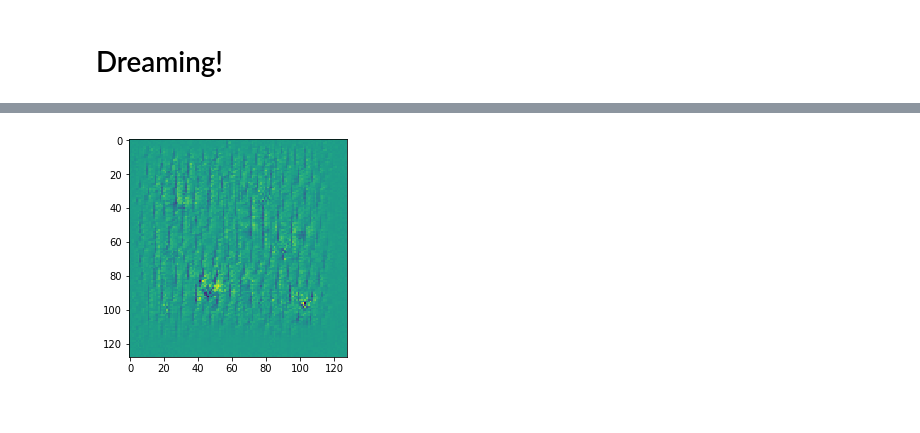
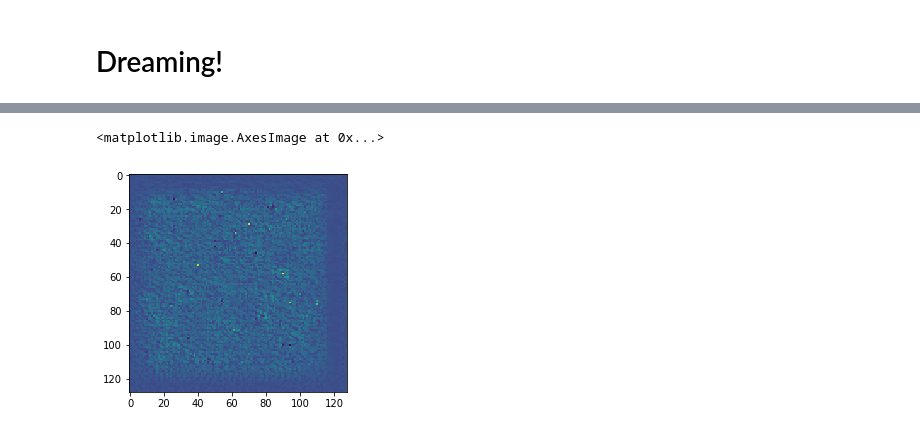
Before and after one commit to aweas/deep_dreaming_dogs, a Jupyter notebook: deep_dreamer.ipynb, the cells around one changed output, grey strips where cells are left out. Drawn from its saved outputs; the diff is of its cells as text; code cells hidden in the pictures.

```diff
--- a/deep_dreamer.ipynb
+++ b/deep_dreamer.ipynb
@@ -113,8 +114,25 @@ img = render_naive(op[:,:,:,feature])
-# %%
-layer = 'cnn/classificator/convolution/conv2d_2/Conv2D'
-feature = 13
-
-img_noise = np.random.uniform(size=(1,128,128,1)) + 100.0
-render_naive(op[:,:,:,feature], img0=img_noise);
-# %% [output]
-[figure, removed]
+# %%
+def dream_image(img0, t_obj, feature, iter_n=20, step=1.0, bw=False, random=False):
+    entry_point = x if bw else inp
+    if random and bw:
+        img0 = np.random.random(size=(1,128,128,1))
+    elif random:
+        img0 = np.random.random(size=(1,128,128,3))
+
+    t_score = tf.reduce_mean(t_obj)
+    t_grad = tf.gradients(t_obj, entry_point)[0]
+
+    img = img0.copy()
+    for i in range(iter_n):
+        g, score = sess.run([t_grad, t_score], {entry_point:img})
+
+        g /= g.std()+1e-8
+        img += g*step
+
+    return img/np.max(img)
+# %%
+img = dream_image(None, T('cnn/classificator/convolution/conv2d_2/Conv2D'), 20, random=True, bw=True)
+plt.imshow(img[0,:,:,0])
+# %% [output]
+<matplotlib.image.AxesImage at 0x...>
+[figure, added]
```
Also changed, not shown: parts of 11 cells of this notebook.
